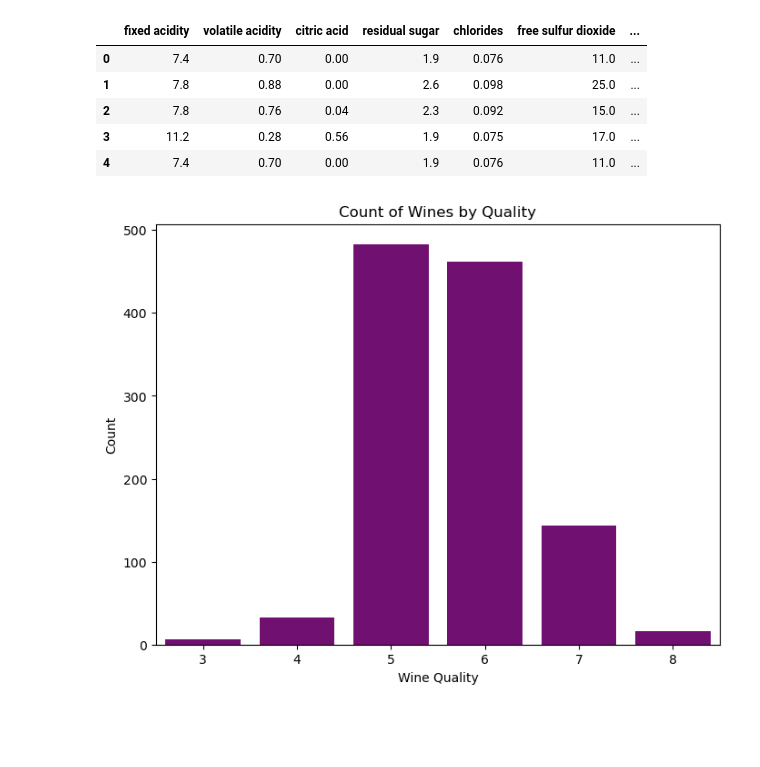
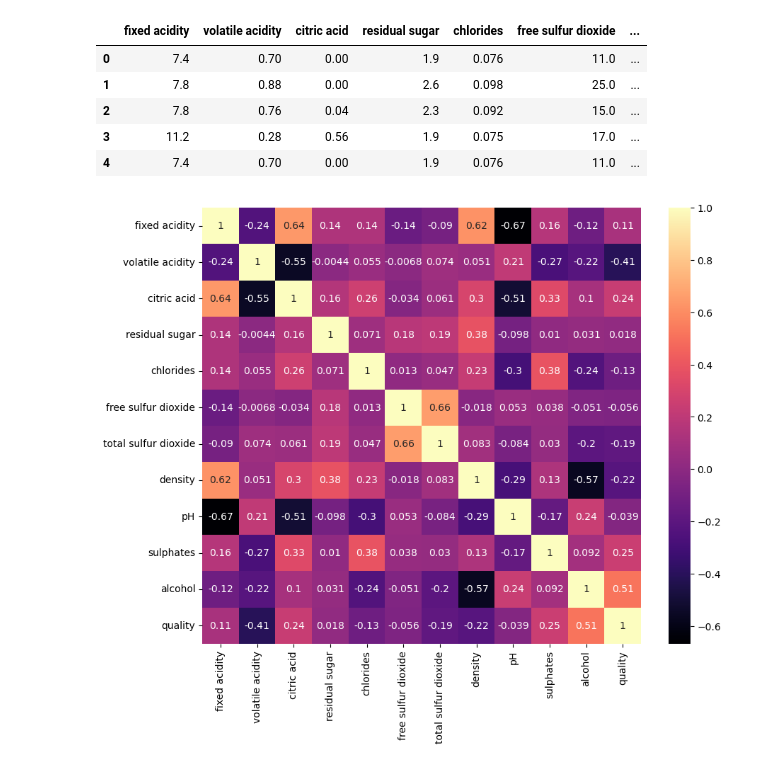
Before and after one commit to Sugandha-H-B/OIBSIP, a Jupyter notebook: Level2_Project2.ipynb, the cells around one changed output. Drawn from its saved outputs; the diff is of its cells as text; code cells hidden in the pictures; blank space fills up the shorter version.

Commit message:
wine2

```diff
--- a/Level2_Project2.ipynb
+++ b/Level2_Project2.ipynb
@@ -257,13 +261,9 @@ cleaned_data.head()
 | 3 | 11.2 | 0.28 | 0.56 | 1.9 | 0.075 | 17.0 | ... |
 | 4 | 7.4 | 0.70 | 0.00 | 1.9 | 0.076 | 11.0 | ... |
 # %%
-co
+plt.figure(figsize=(10,8))
+corr=cleaned_data.corr()
+sns.heatmap(corr,annot=True,cmap='magma')
+plt.show()
+# %% [output]
+[figure, added]
-# %%
-plt.figure(figsize=(8, 6))
-sns.countplot(x='quality', data=wine_data, color='purple')
-plt.title("Count of Wines by Quality")
-plt.xlabel("Wine Quality")
-plt.ylabel("Count")
-plt.show()
-# %% [output]
-[figure, removed]
```
Also changed, not shown: parts of 25 cells of this notebook.
